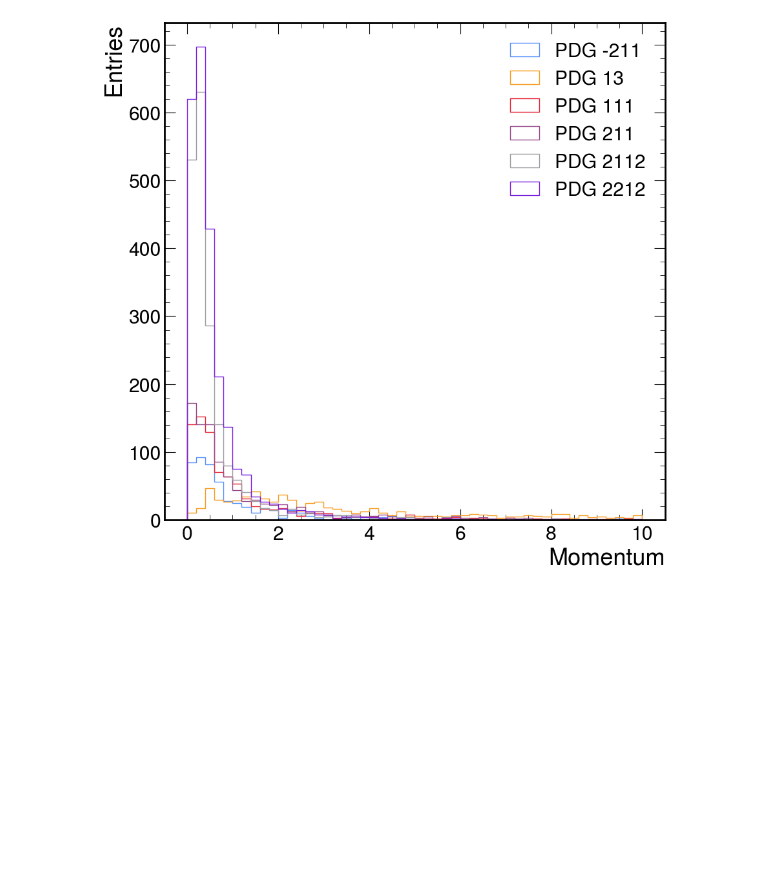
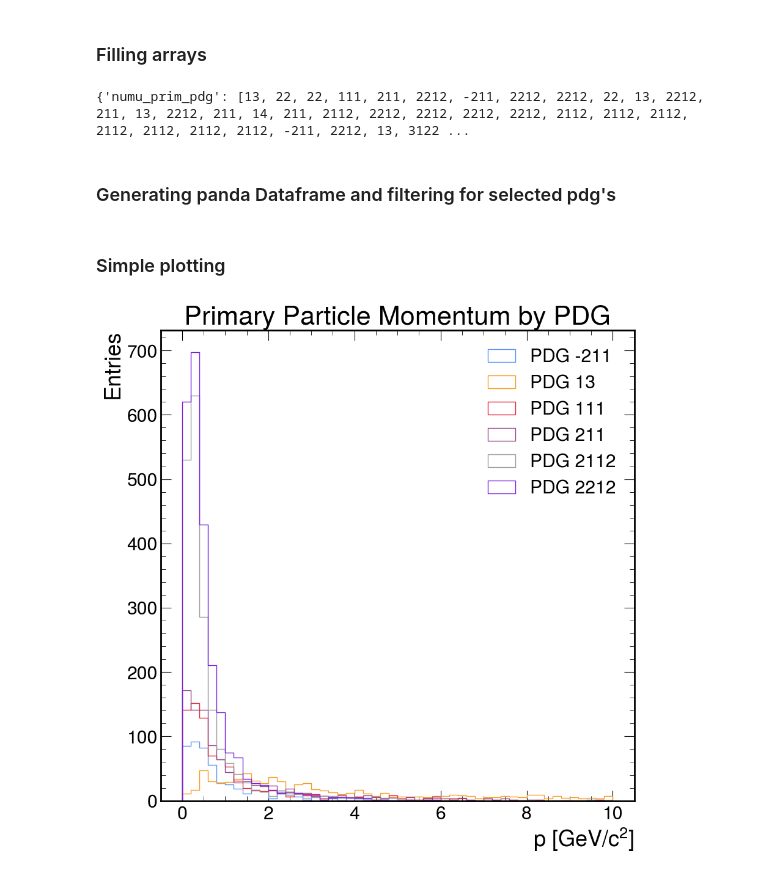
Before and after one commit to DUNE/duneanasel, a Jupyter notebook: examples/simple_file_reading/uproot_file_reading.ipynb, the cells around one changed output. Drawn from its saved outputs; the diff is of its cells as text; code cells hidden in the pictures; blank space fills up the shorter version.

```diff
--- a/examples/simple_file_reading/uproot_file_reading.ipynb
+++ b/examples/simple_file_reading/uproot_file_reading.ipynb
@@ -143,18 +164,38 @@ print(numu_prim_props)
+# %% [markdown]
+### Filling arrays
+# %%
+numu_prim_props = {"numu_prim_pdg": [], "numu_prim_p": []}
+for entry in tree:
+    for nu in entry.rec.mc.nu:
+        if nu.pdg != 14:
+            continue
+        for p in nu.prim:
+            numu_prim_props["numu_prim_pdg"].append(p.pdg)
+            numu_prim_props["numu_prim_p"].append(p.p.Mag())
+
+print(numu_prim_props)
+# %% [output]
+{'numu_prim_pdg': [13, 22, 22, 111, 211, 2212, -211, 2212, 2212, 22, 13, 2212, 211, 13, 2212, 211, 14, 211, 2112, 2212, 2212, 2212, 2212, 2112, 2112, 2112, 2112, 2112, 2112, 2112, -211, 2212, 13, 3122 ...
+# %% [markdown]
+### Generating panda Dataframe and filtering for selected pdg's
 # %%
 df = pd.DataFrame({"numu_prim_pdg": numu_prim_props["numu_prim_pdg"], "numu_prim_p": numu_prim_props["numu_prim_p"]})
 selected_pdgs = [13, 211, -211, 111, 2212, 2112]
 df_filtered = df[df["numu_prim_pdg"].isin(selected_pdgs)]
+# %% [markdown]
+### Simple plotting
 # %%
 for pdg, group in df_filtered.groupby("numu_prim_pdg"):
     plt.hist(group["numu_prim_p"],
              bins=50,
              histtype="step",
              label=f"PDG {pdg}",
              range=(0, 10))
 
-plt.xlabel("Momentum")
+plt.xlabel(r"p [GeV/$c^2$]")
 plt.ylabel("Entries")
+plt.title("Primary Particle Momentum by PDG")
 plt.legend()
 plt.show()
 # %% [output]
-[figure, old version]
+[figure, new version]
```
Also changed, not shown: parts of 11 cells of this notebook, 1 other file.
